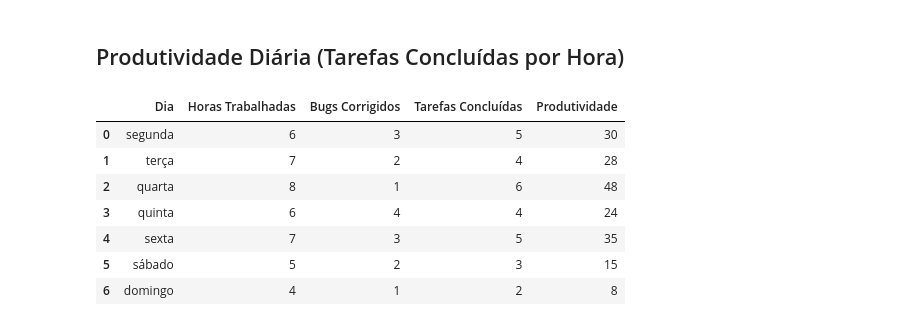
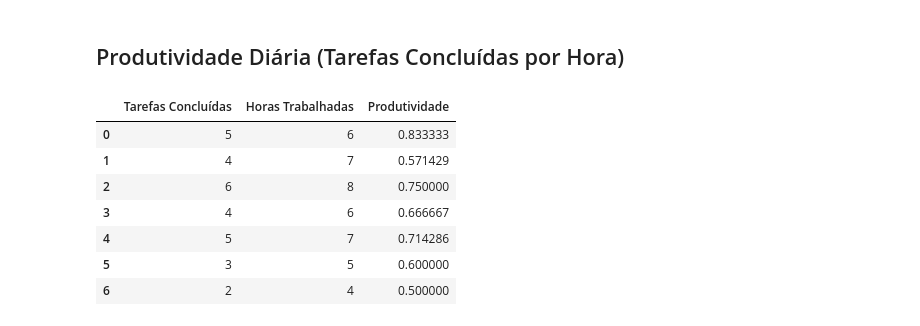
Before and after one commit to MatokoLB/PROJETO-INDIVIDUAL-M-dulo-3-Relat-rios-de-Progresso, a Jupyter notebook: projeto_individual_M3.ipynb, the cells around one changed output. Drawn from its saved outputs; the diff is of its cells as text; code cells hidden in the pictures.

```diff
--- a/projeto_individual_M3.ipynb
+++ b/projeto_individual_M3.ipynb
@@ -66,14 +66,14 @@ df['Tarefas Concluídas'].median()
 # %% [markdown]
 ## Produtividade Diária (Tarefas Concluídas por Hora)
 # %%
-df['Produtividade'] =  df['Tarefas Concluídas'] * df['Horas Trabalhadas']
-df
+df['Produtividade'] =  df['Tarefas Concluídas'] / df['Horas Trabalhadas']
+df[['Tarefas Concluídas','Horas Trabalhadas','Produtividade']]
 # %% [output]
-|  | Dia | Horas Trabalhadas | Bugs Corrigidos | Tarefas Concluídas | Produtividade |
-| 0 | segunda | 6 | 3 | 5 | 30 |
-| 1 | terça | 7 | 2 | 4 | 28 |
-| 2 | quarta | 8 | 1 | 6 | 48 |
-| 3 | quinta | 6 | 4 | 4 | 24 |
-| 4 | sexta | 7 | 3 | 5 | 35 |
-| 5 | sábado | 5 | 2 | 3 | 15 |
-| 6 | domingo | 4 | 1 | 2 | 8 |
+|  | Tarefas Concluídas | Horas Trabalhadas | Produtividade |
+| 0 | 5 | 6 | 0.833333 |
+| 1 | 4 | 7 | 0.571429 |
+| 2 | 6 | 8 | 0.750000 |
+| 3 | 4 | 6 | 0.666667 |
+| 4 | 5 | 7 | 0.714286 |
+| 5 | 3 | 5 | 0.600000 |
+| 6 | 2 | 4 | 0.500000 |
```
